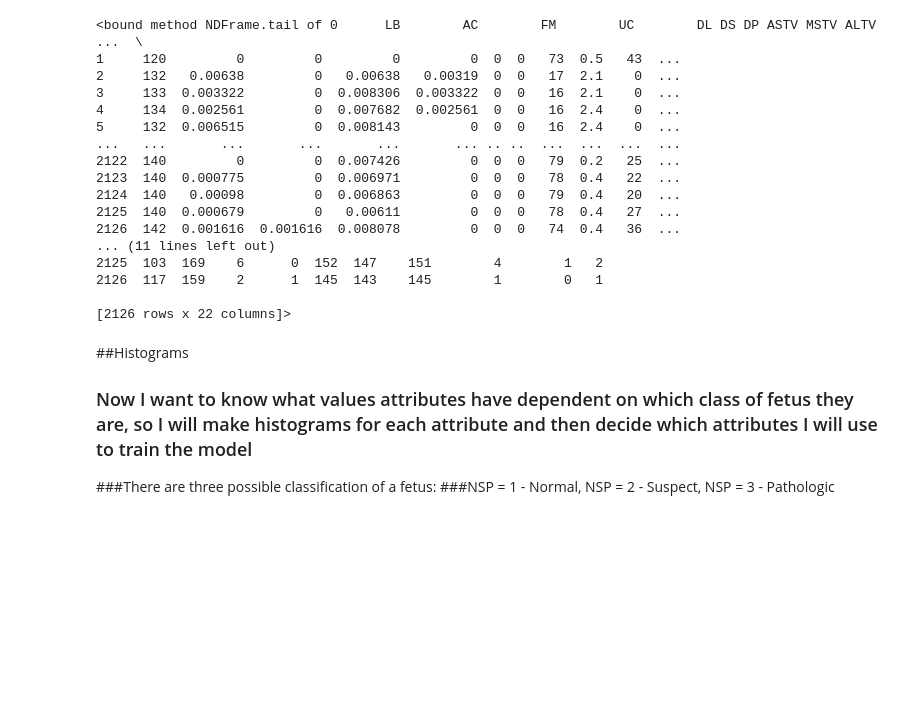
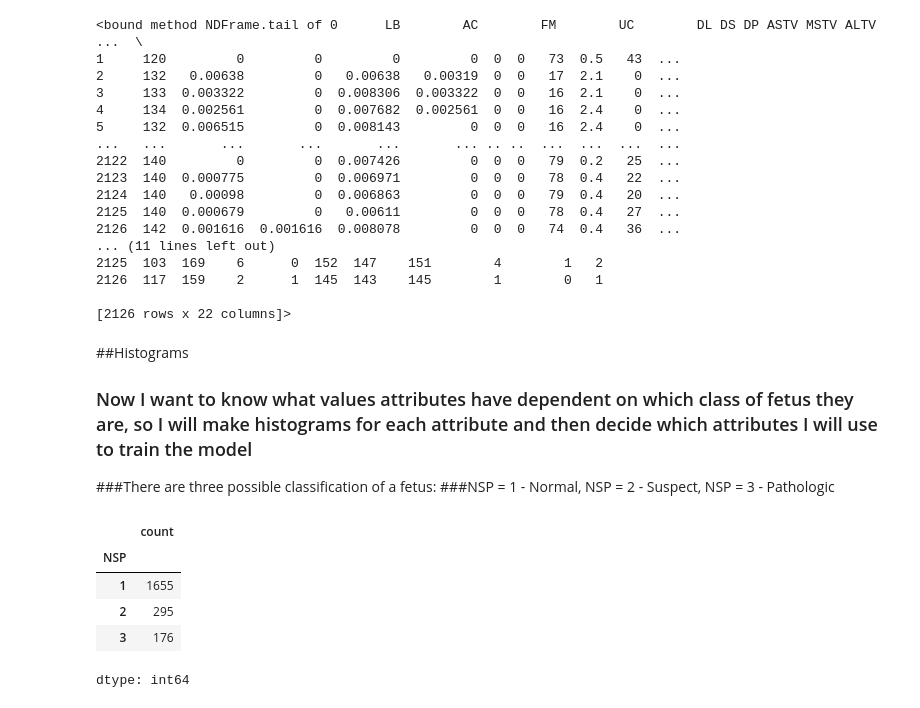
Before and after one commit to dpasierbiewicz/Cardiotocography_Fetus_Classification, a Jupyter notebook: CTG_notebook.ipynb, the cells around one changed output. Saved outputs shown, nothing was run; the diff lists cells and outputs as text; code cells hidden in the pictures; blank space fills up the shorter version.

```diff
--- a/CTG_notebook.ipynb
+++ b/CTG_notebook.ipynb
@@ -135,4 +135,13 @@ print(df.tail)
 
 ###There are three possible classification of a fetus:
 ###NSP = 1 - Normal, NSP = 2 - Suspect, NSP = 3 - Pathologic
+# %%
+df["NSP"].value_counts()
+# %% [output]
+|  | count |
+| NSP |  |
+| 1 | 1655 |
+| 2 | 295 |
+| 3 | 176 |
+dtype: int64
 # %%
```
Also changed, not shown: parts of 6 cells of this notebook.
